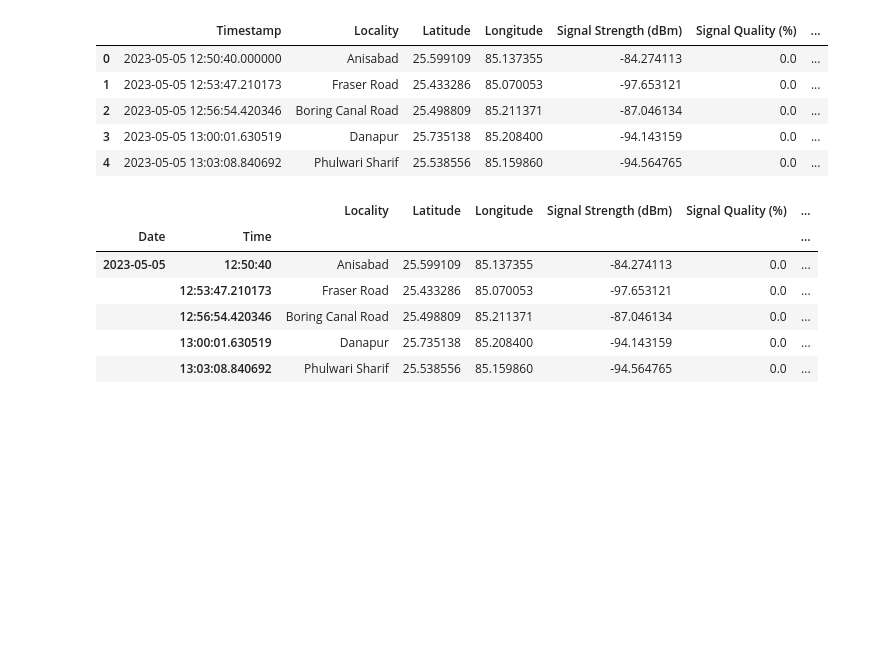
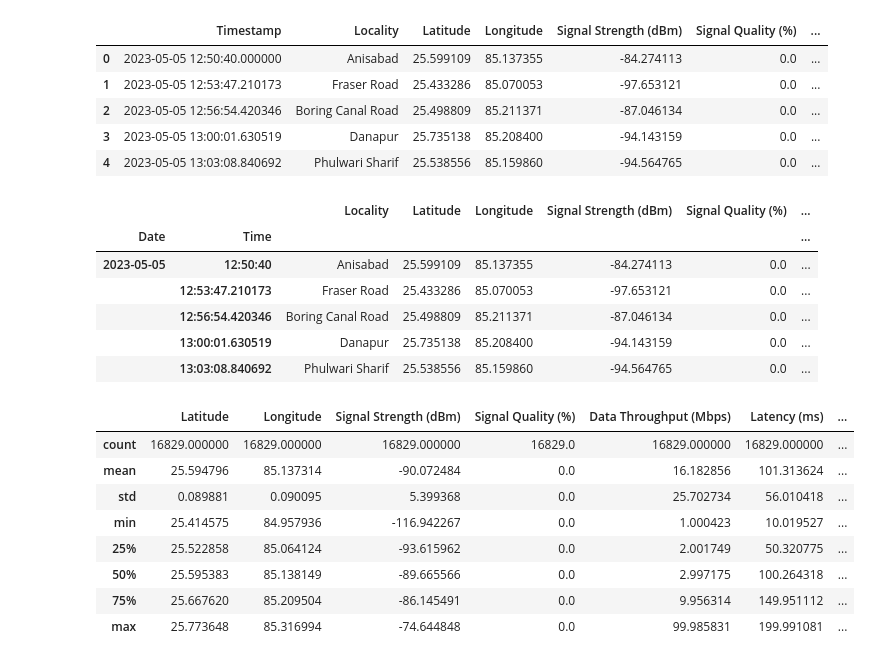
Before and after one commit to BrilliantChard/Data-Science-Projects, a Jupyter notebook: Signal Mterics Analysis.ipynb, the cells around one changed output. Cells and saved outputs as stored; diff of their text form; code cells hidden in the pictures; blank space fills up the shorter version.

```diff
--- a/Signal Mterics Analysis.ipynb
+++ b/Signal Mterics Analysis.ipynb
@@ -64,3 +66,15 @@ display(df.head())
 |  | 12:56:54.420346 | Boring Canal Road | 25.498809 | 85.211371 | -87.046134 | 0.0 | ... |
 |  | 13:00:01.630519 | Danapur | 25.735138 | 85.208400 | -94.143159 | 0.0 | ... |
 |  | 13:03:08.840692 | Phulwari Sharif | 25.538556 | 85.159860 | -94.564765 | 0.0 | ... |
+# %%
+df.describe()
+# %% [output]
+|  | Latitude | Longitude | Signal Strength (dBm) | Signal Quality (%) | Data Throughput (Mbps) | Latency (ms) | ... |
+| count | 16829.000000 | 16829.000000 | 16829.000000 | 16829.0 | 16829.000000 | 16829.000000 | ... |
+| mean | 25.594796 | 85.137314 | -90.072484 | 0.0 | 16.182856 | 101.313624 | ... |
+| std | 0.089881 | 0.090095 | 5.399368 | 0.0 | 25.702734 | 56.010418 | ... |
+| min | 25.414575 | 84.957936 | -116.942267 | 0.0 | 1.000423 | 10.019527 | ... |
+| 25% | 25.522858 | 85.064124 | -93.615962 | 0.0 | 2.001749 | 50.320775 | ... |
+| 50% | 25.595383 | 85.138149 | -89.665566 | 0.0 | 2.997175 | 100.264318 | ... |
+| 75% | 25.667620 | 85.209504 | -86.145491 | 0.0 | 9.956314 | 149.951112 | ... |
+| max | 25.773648 | 85.316994 | -74.644848 | 0.0 | 99.985831 | 199.991081 | ... |
```
Also changed, not shown: parts of 21 cells of this notebook.
